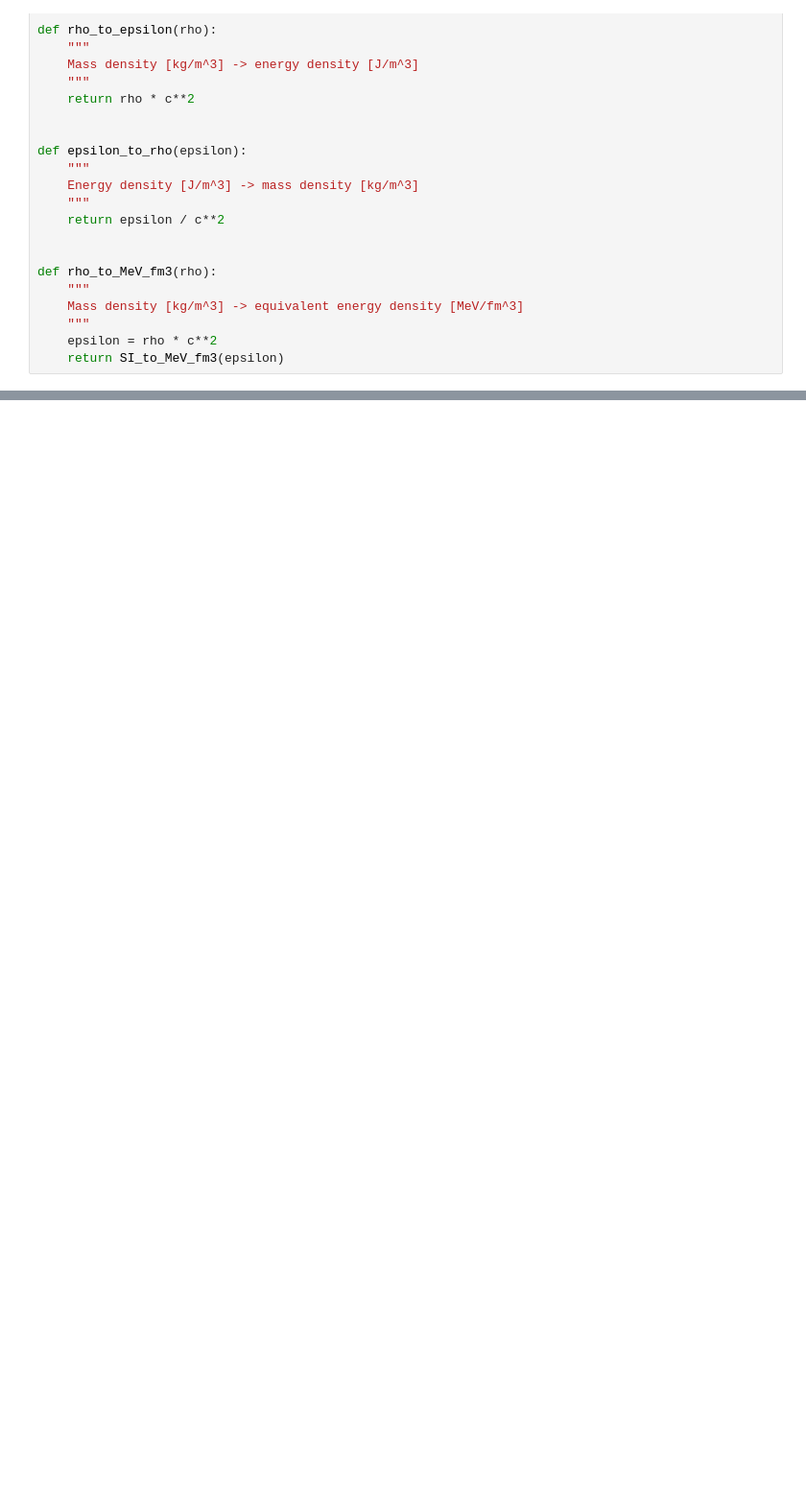
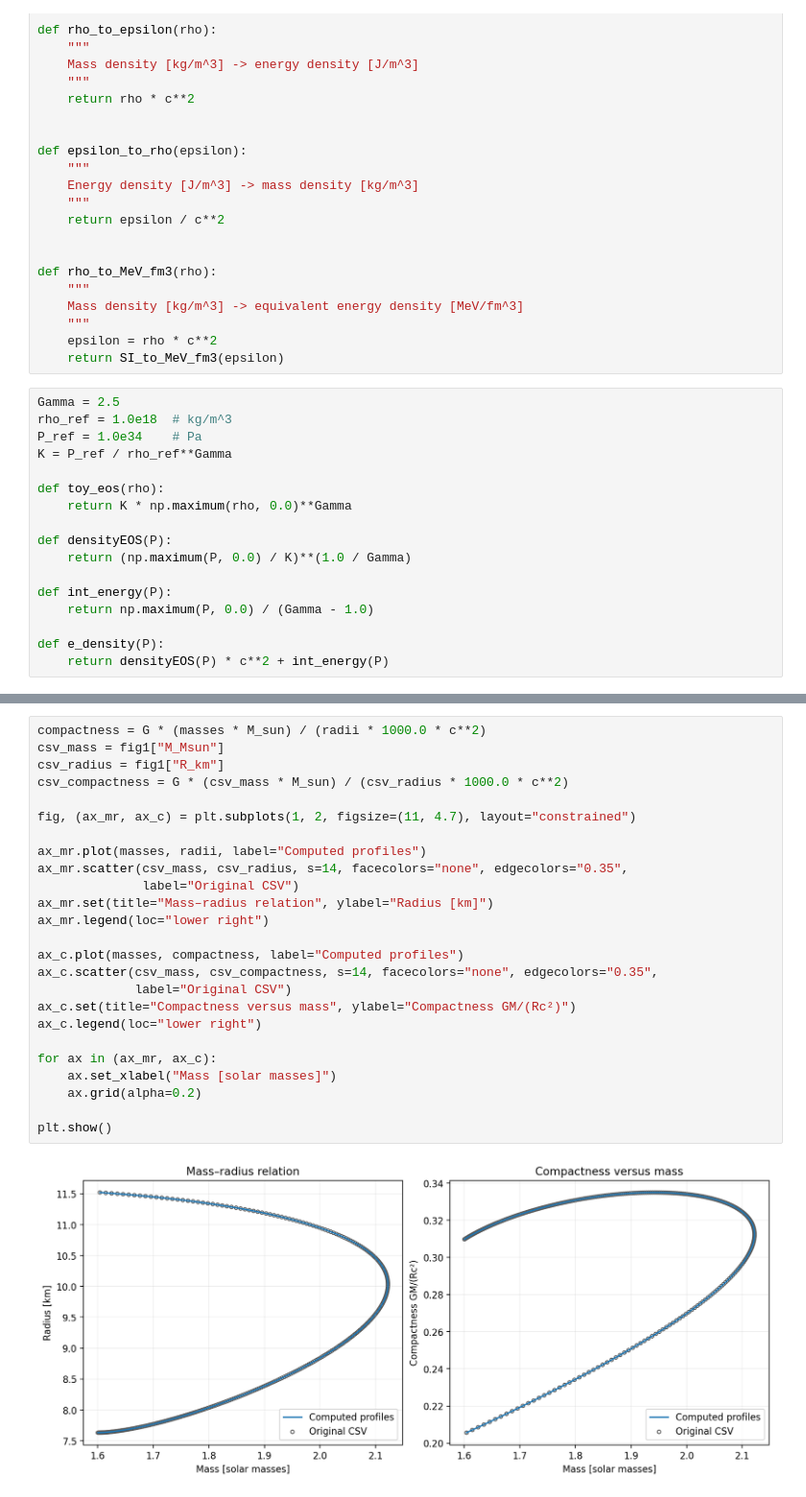
Before and after one commit to HenryYFCHEN/Thesis-TOV-Solver, a Jupyter notebook: TOV Solver.ipynb, the cells around one changed output, grey strips where cells are left out. Shown at 96% size. Drawn from its saved outputs; the diff is of its cells as text; blank space fills up the shorter version.

```diff
--- a/TOV Solver.ipynb
+++ b/TOV Solver.ipynb
@@ -116,5 +116,22 @@ def rho_to_MeV_fm3(rho):
     """
     epsilon = rho * c**2
     return SI_to_MeV_fm3(epsilon)
+# %%
+Gamma = 2.5
+rho_ref = 1.0e18  # kg/m^3
+P_ref = 1.0e34    # Pa
+K = P_ref / rho_ref**Gamma
+
+def toy_eos(rho):
+    return K * np.maximum(rho, 0.0)**Gamma
+
+def densityEOS(P):
+    return (np.maximum(P, 0.0) / K)**(1.0 / Gamma)
+
+def int_energy(P):
+    return np.maximum(P, 0.0) / (Gamma - 1.0)
+
+def e_density(P):
+    return densityEOS(P) * c**2 + int_energy(P)
 # %%
 # Equation of state: Polytropic eos from reference
@@ -276,0 +347,27 @@ RuntimeError: The integration did not reach P = 0. Increase r_max or check the E
+# %%
+compactness = G * (masses * M_sun) / (radii * 1000.0 * c**2)
+csv_mass = fig1["M_Msun"]
+csv_radius = fig1["R_km"]
+csv_compactness = G * (csv_mass * M_sun) / (csv_radius * 1000.0 * c**2)
+
+fig, (ax_mr, ax_c) = plt.subplots(1, 2, figsize=(11, 4.7), layout="constrained")
+
+ax_mr.plot(masses, radii, label="Computed profiles")
+ax_mr.scatter(csv_mass, csv_radius, s=14, facecolors="none", edgecolors="0.35",
+              label="Original CSV")
+ax_mr.set(title="Mass–radius relation", ylabel="Radius [km]")
+ax_mr.legend(loc="lower right")
+
+ax_c.plot(masses, compactness, label="Computed profiles")
+ax_c.scatter(csv_mass, csv_compactness, s=14, facecolors="none", edgecolors="0.35",
+             label="Original CSV")
+ax_c.set(title="Compactness versus mass", ylabel="Compactness GM/(Rc²)")
+ax_c.legend(loc="lower right")
+
+for ax in (ax_mr, ax_c):
+    ax.set_xlabel("Mass [solar masses]")
+    ax.grid(alpha=0.2)
+
+plt.show()
+# %% [output]
+[figure, added]
```
Also changed, not shown: parts of 7 cells of this notebook.
